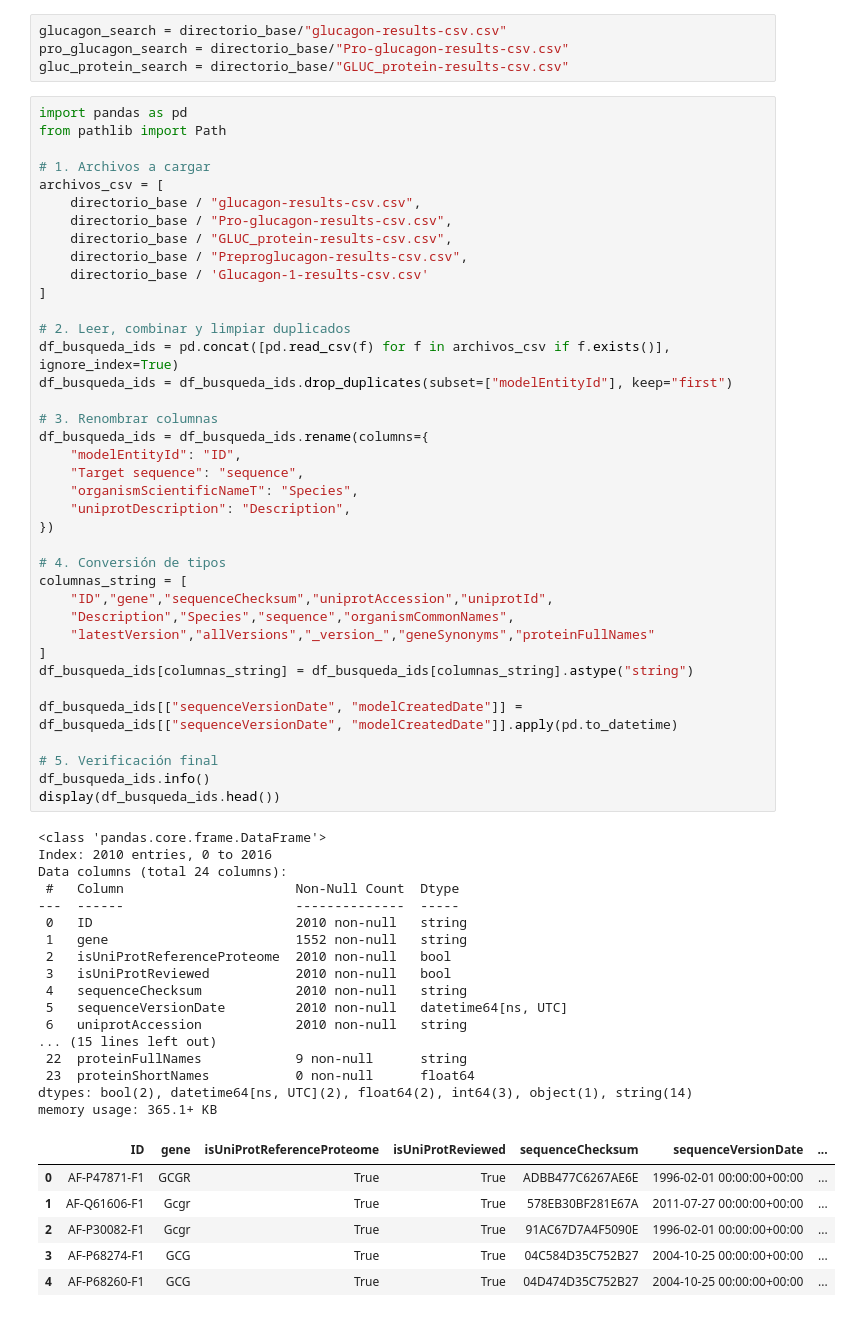
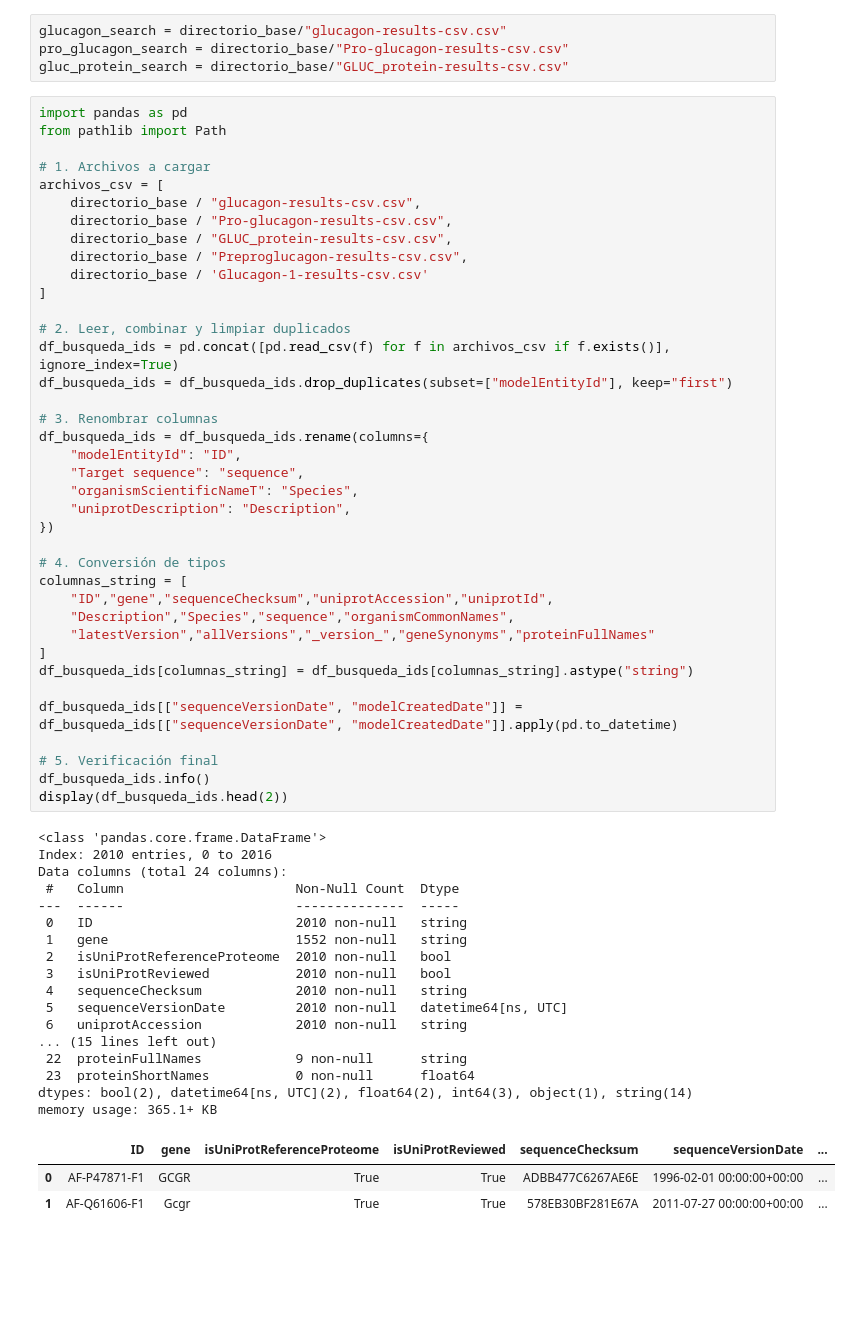
Before and after one commit to Julio21-ai/glp-1_drug_discovery, a Jupyter notebook: notebooks/Avance 1.ipynb, the cells around one changed output. Drawn from its saved outputs; the diff is of its cells as text; blank space fills up the shorter version.

```diff
--- a/notebooks/Avance 1.ipynb
+++ b/notebooks/Avance 1.ipynb
@@ -1806,34 +1674,31 @@ columnas_string = [
     "Description","Species","sequence","organismCommonNames",
     "latestVersion","allVersions","_version_","geneSynonyms","proteinFullNames"
 ]
 df_busqueda_ids[columnas_string] = df_busqueda_ids[columnas_string].astype("string")
 
 df_busqueda_ids[["sequenceVersionDate", "modelCreatedDate"]] = df_busqueda_ids[["sequenceVersionDate", "modelCreatedDate"]].apply(pd.to_datetime)
 
 # 5. Verificación final
 df_busqueda_ids.info()
-display(df_busqueda_ids.head())
+display(df_busqueda_ids.head(2))
 # %% [output]
 <class 'pandas.core.frame.DataFrame'>
 Index: 2010 entries, 0 to 2016
 Data columns (total 24 columns):
  #   Column                      Non-Null Count  Dtype
 ---  ------                      --------------  -----
  0   ID                          2010 non-null   string
  1   gene                        1552 non-null   string
  2   isUniProtReferenceProteome  2010 non-null   bool
  3   isUniProtReviewed           2010 non-null   bool
  4   sequenceChecksum            2010 non-null   string
  5   sequenceVersionDate         2010 non-null   datetime64[ns, UTC]
  6   uniprotAccession            2010 non-null   string
 ... (15 lines left out)
  22  proteinFullNames            9 non-null      string
  23  proteinShortNames           0 non-null      float64
 dtypes: bool(2), datetime64[ns, UTC](2), float64(2), int64(3), object(1), string(14)
 memory usage: 365.1+ KB
 |  | ID | gene | isUniProtReferenceProteome | isUniProtReviewed | sequenceChecksum | sequenceVersionDate | ... |
 | 0 | AF-P47871-F1 | GCGR | True | True | ADBB477C6267AE6E | 1996-02-01 00:00:00+00:00 | ... |
 | 1 | AF-Q61606-F1 | Gcgr | True | True | 578EB30BF281E67A | 2011-07-27 00:00:00+00:00 | ... |
-| 2 | AF-P30082-F1 | Gcgr | True | True | 91AC67D7A4F5090E | 1996-02-01 00:00:00+00:00 | ... |
-| 3 | AF-P68274-F1 | GCG | True | True | 04C584D35C752B27 | 2004-10-25 00:00:00+00:00 | ... |
-| 4 | AF-P68260-F1 | GCG | True | True | 04D474D35C752B27 | 2004-10-25 00:00:00+00:00 | ... |
```
Also changed, not shown: parts of 38 cells of this notebook, 8 other files.
